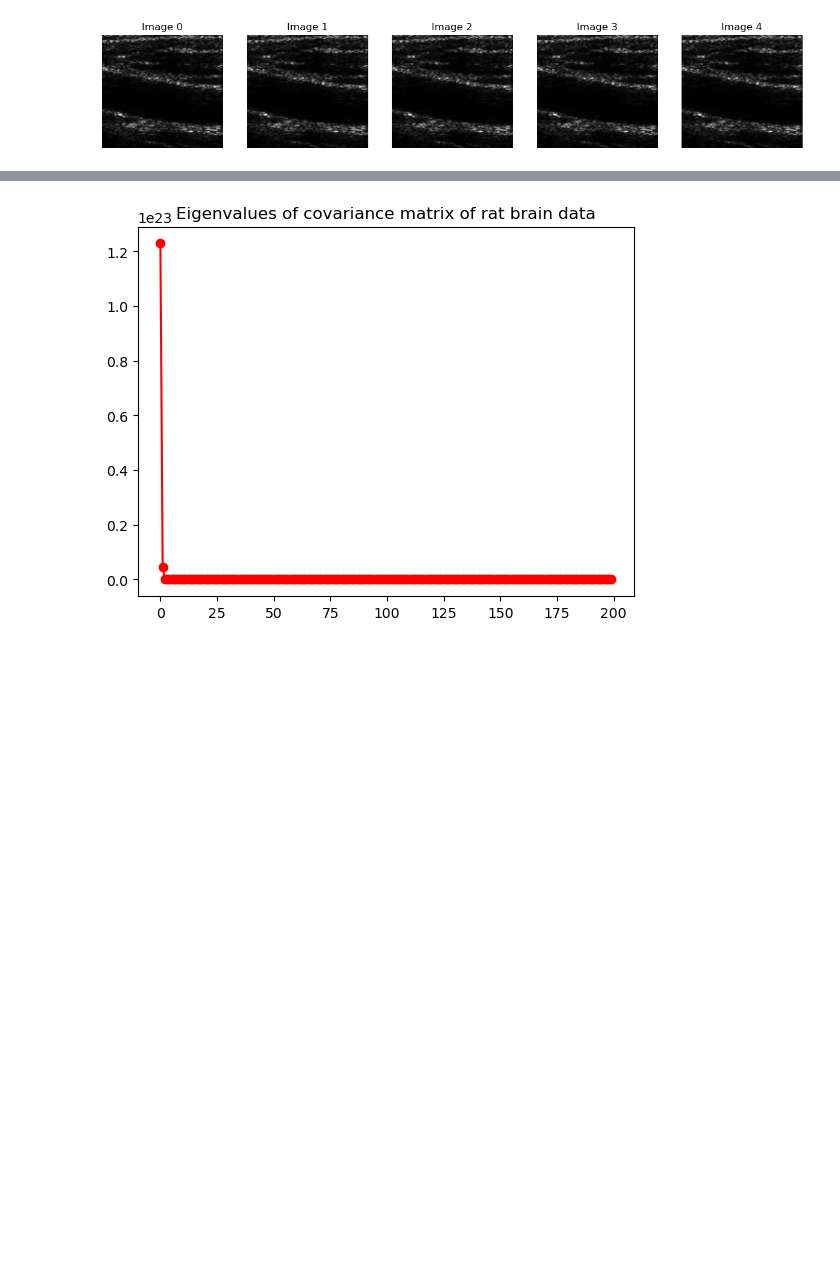
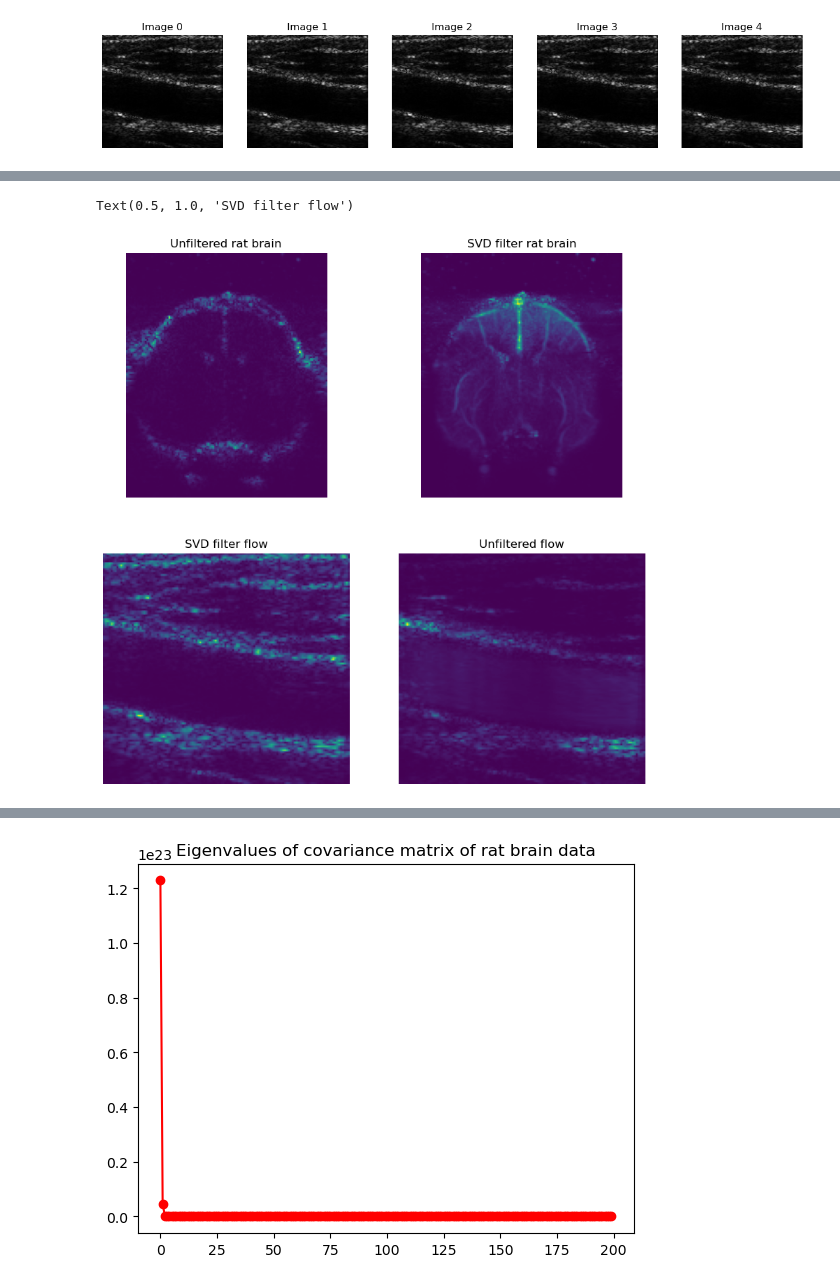
Before and after one commit to MalekSalah/Imagerie-medicale-beamforming-, a Jupyter notebook: notebooks/doppler.ipynb, the cells around one changed output, grey strips where cells are left out. Saved outputs shown, nothing was run; the diff lists cells and outputs as text; code cells hidden in the pictures; blank space fills up the shorter version.

```diff
--- a/notebooks/doppler.ipynb
+++ b/notebooks/doppler.ipynb
@@ -79,0 +102,14 @@ rat_brain_casorati = casorati_matrix(rat_brain)
+# %%
+# Plot mean rat_brain and mean flow 2
+fig, ax = plt.subplots(2,2,figsize=(10,10))
+ax[0,0].imshow(np.mean(np.abs(rat_brain),axis=2)); ax[0,0].axis("off")
+ax[0,0].set_title("Unfiltered rat brain")
+ax[0,1].imshow(np.mean(np.abs(rat_brain_filtered), axis= 2)) ; ax[0,1].axis("off")
+ax[0,1].set_title("SVD filter rat brain")
+ax[1,1].imshow(np.mean(np.abs(flow2_filtered), axis= 2)); ax[1,1].axis("off")
+ax[1,1].set_title("Unfiltered flow")
+ax[1,0].imshow(np.mean(np.abs(flow2), axis=2)); ax[1,0].axis("off")
+ax[1,0].set_title("SVD filter flow")
+# %% [output]
+Text(0.5, 1.0, 'SVD filter flow')
+[figure, added]
```
Also changed, not shown: parts of 24 cells of this notebook.
